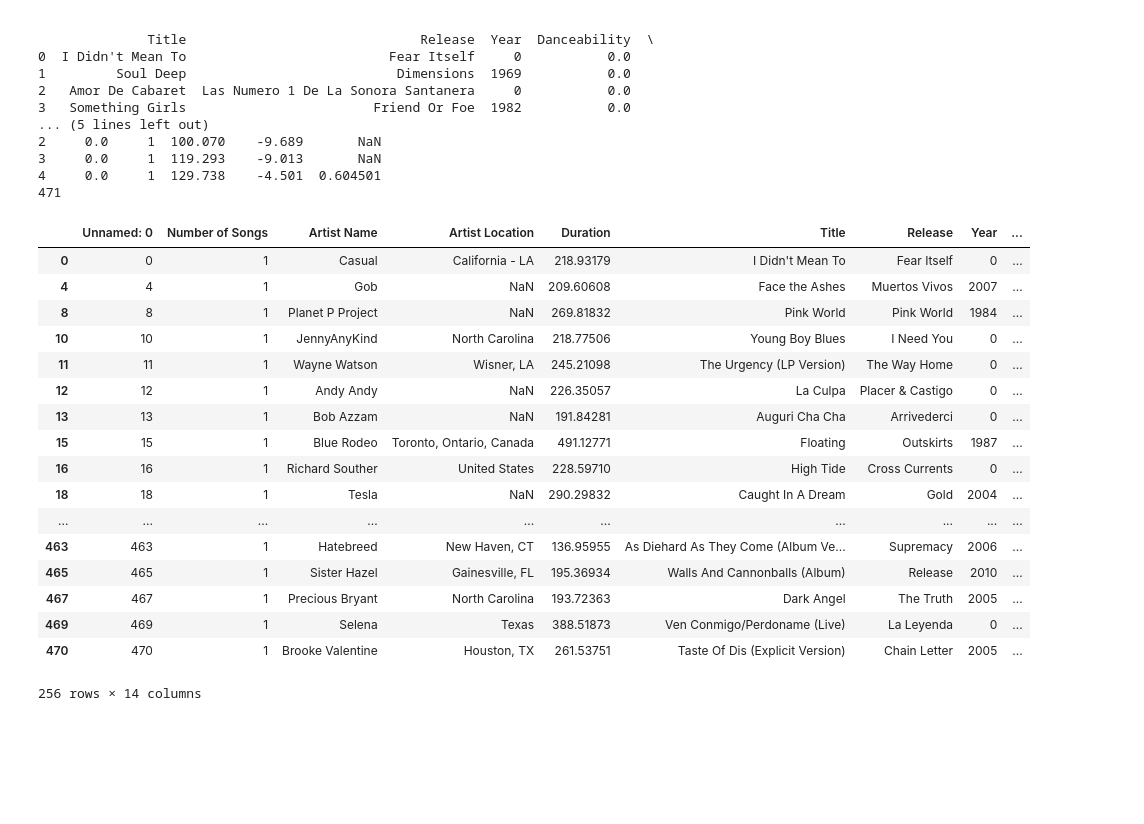
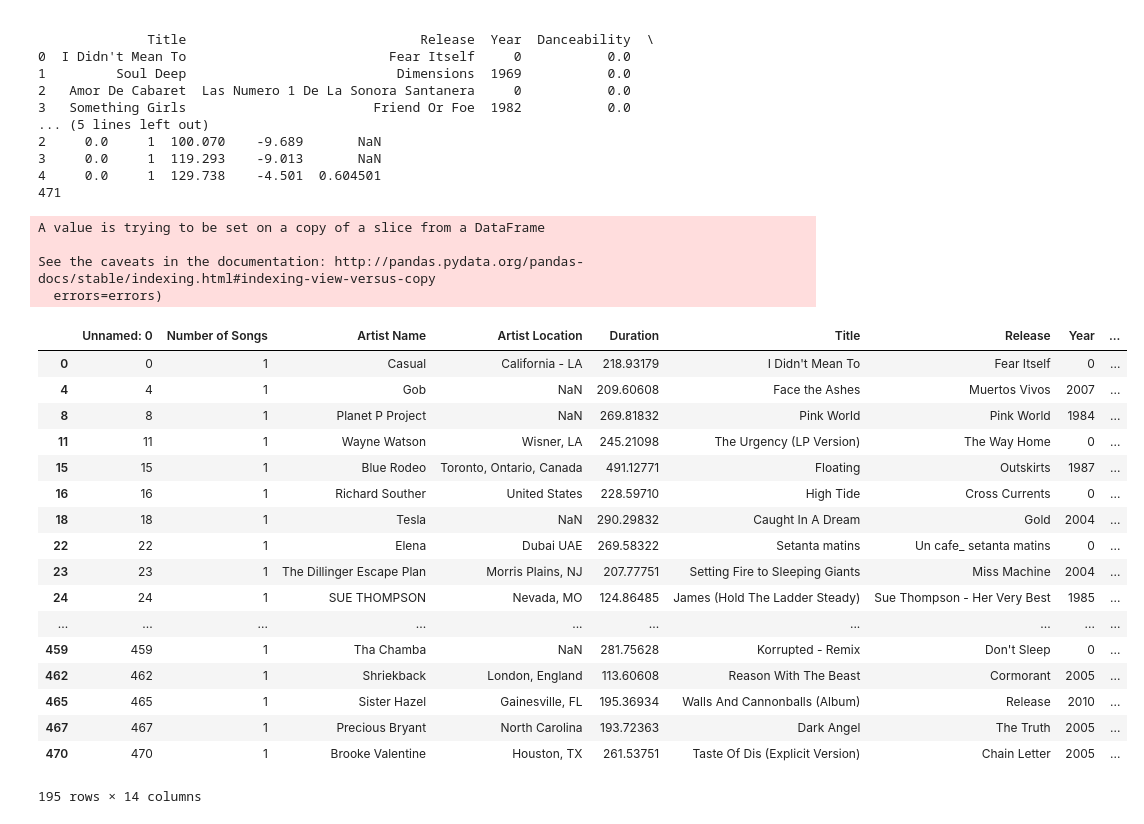
Before and after one commit to RachelPopp/Project1, a Jupyter notebook: code/RachelsAnalysis.ipynb, the cells around one changed output. Drawn from its saved outputs; the diff is of its cells as text; code cells hidden in the pictures; blank space fills up the shorter version.

```diff
--- a/code/RachelsAnalysis.ipynb
+++ b/code/RachelsAnalysis.ipynb
@@ -38,26 +39,32 @@ print(len(df_music))
 # %%
 df_filtered = df_music[df_music['Hotness'].notnull()]
 hotness1 = df_filtered['Hotness']
+indexNames = df_filtered[df_filtered['Hotness'] == 0].index
+df_filtered.drop(indexNames , inplace=True)
 df_filtered
 # %% [output]
+A value is trying to be set on a copy of a slice from a DataFrame
+
+See the caveats in the documentation: http://pandas.pydata.org/pandas-docs/stable/indexing.html#indexing-view-versus-copy
+  errors=errors)
 |  | Unnamed: 0 | Number of Songs | Artist Name | Artist Location | Duration | Title | Release | Year | ... |
 | 0 | 0 | 1 | Casual | California - LA | 218.93179 | I Didn't Mean To | Fear Itself | 0 | ... |
 | 4 | 4 | 1 | Gob | NaN | 209.60608 | Face the Ashes | Muertos Vivos | 2007 | ... |
 | 8 | 8 | 1 | Planet P Project | NaN | 269.81832 | Pink World | Pink World | 1984 | ... |
-| 10 | 10 | 1 | JennyAnyKind | North Carolina | 218.77506 | Young Boy Blues | I Need You | 0 | ... |
 | 11 | 11 | 1 | Wayne Watson | Wisner, LA | 245.21098 | The Urgency (LP Version) | The Way Home | 0 | ... |
-| 12 | 12 | 1 | Andy Andy | NaN | 226.35057 | La Culpa | Placer & Castigo | 0 | ... |
-| 13 | 13 | 1 | Bob Azzam | NaN | 191.84281 | Auguri Cha Cha | Arrivederci | 0 | ... |
 | 15 | 15 | 1 | Blue Rodeo | Toronto, Ontario, Canada | 491.12771 | Floating | Outskirts | 1987 | ... |
 | 16 | 16 | 1 | Richard Souther | United States | 228.59710 | High Tide | Cross Currents | 0 | ... |
 | 18 | 18 | 1 | Tesla | NaN | 290.29832 | Caught In A Dream | Gold | 2004 | ... |
+| 22 | 22 | 1 | Elena | Dubai UAE | 269.58322 | Setanta matins | Un cafe_ setanta matins | 0 | ... |
+| 23 | 23 | 1 | The Dillinger Escape Plan | Morris Plains, NJ | 207.77751 | Setting Fire to Sleeping Giants | Miss Machine | 2004 | ... |
+| 24 | 24 | 1 | SUE THOMPSON | Nevada, MO | 124.86485 | James (Hold The Ladder Steady) | Sue Thompson - Her Very Best | 1985 | ... |
 | ... | ... | ... | ... | ... | ... | ... | ... | ... | ... |
-| 463 | 463 | 1 | Hatebreed | New Haven, CT | 136.95955 | As Diehard As They Come (Album Ve... | Supremacy | 2006 | ... |
+| 459 | 459 | 1 | Tha Chamba | NaN | 281.75628 | Korrupted - Remix | Don't Sleep | 0 | ... |
+| 462 | 462 | 1 | Shriekback | London, England | 113.60608 | Reason With The Beast | Cormorant | 2005 | ... |
 | 465 | 465 | 1 | Sister Hazel | Gainesville, FL | 195.36934 | Walls And Cannonballs (Album) | Release | 2010 | ... |
 | 467 | 467 | 1 | Precious Bryant | North Carolina | 193.72363 | Dark Angel | The Truth | 2005 | ... |
-| 469 | 469 | 1 | Selena | Texas | 388.51873 | Ven Conmigo/Perdoname (Live) | La Leyenda | 0 | ... |
 | 470 | 470 | 1 | Brooke Valentine | Houston, TX | 261.53751 | Taste Of Dis (Explicit Version) | Chain Letter | 2005 | ... |
-256 rows × 14 columns
+195 rows × 14 columns
 # %%
 df_total_filtered = df_music.dropna()
 
```
Also changed, not shown: parts of 13 cells of this notebook, 1 other file.
